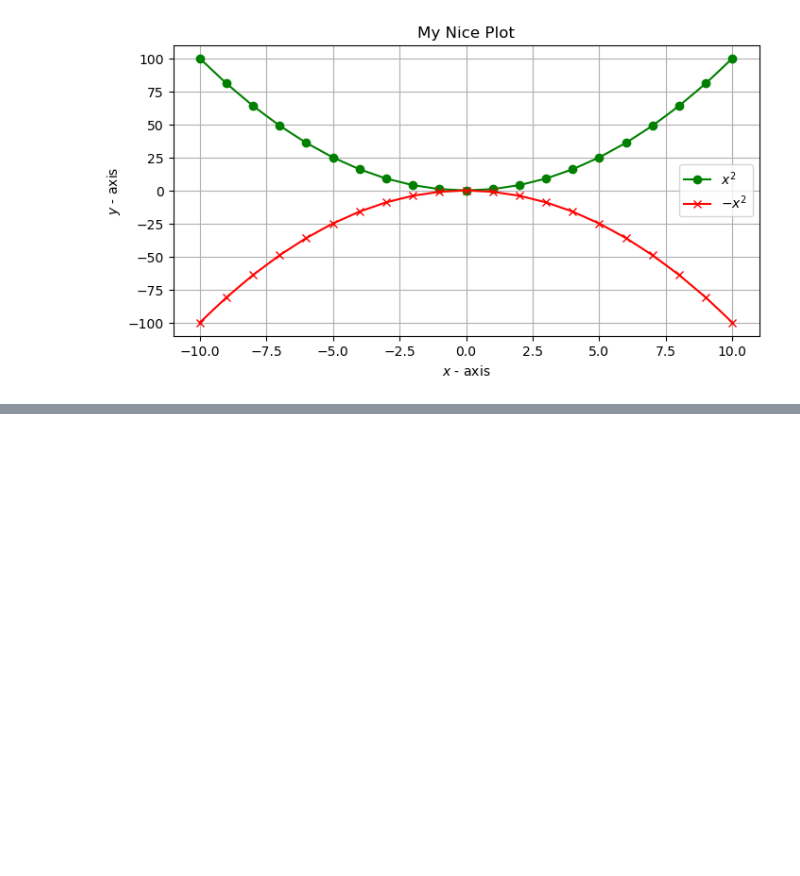
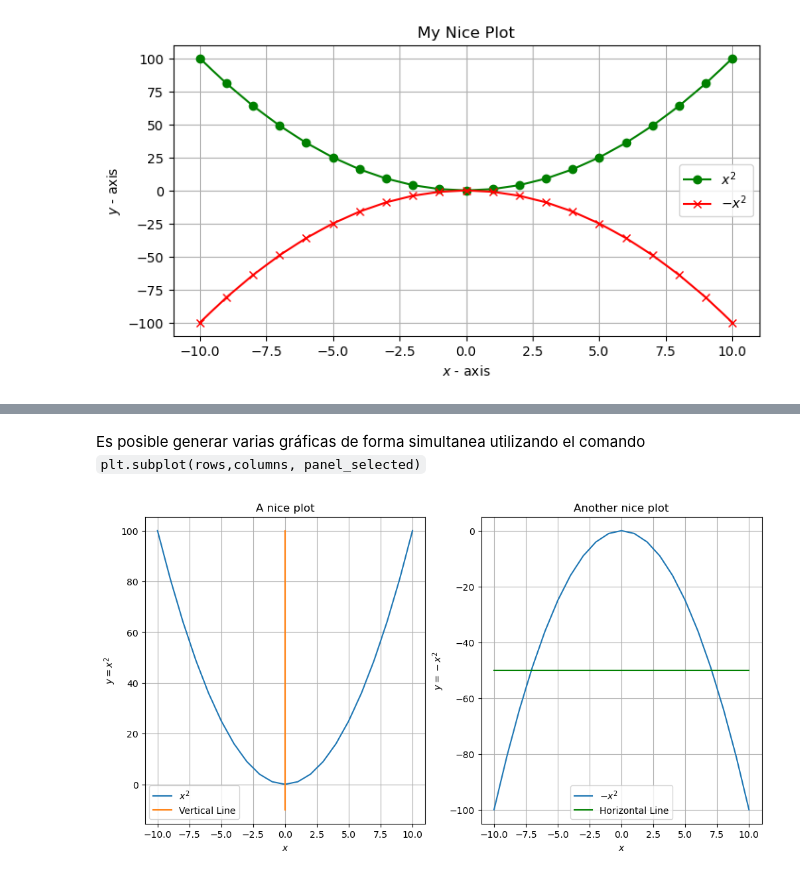
Before and after one commit to Jiliar/machine-learning-specialization, a Jupyter notebook: sessions/Session 8 Visualización de Datos.ipynb, the cells around one changed output, grey strips where cells are left out. Cells and saved outputs as stored; diff of their text form; code cells hidden in the pictures; blank space fills up the shorter version.

````diff
--- a/sessions/Session 8 Visualización de Datos.ipynb
+++ b/sessions/Session 8 Visualización de Datos.ipynb
@@ -40,0 +75,26 @@ plt.show()
+# %% [markdown]
+Es posible generar varias gráficas de forma simultanea utilizando el comando ```plt.subplot(rows,columns, panel_selected)```
+# %%
+plt.figure(figsize=(12, 6))
+
+plt.subplot(1, 2, 1)  # rows, columns, panel selected
+plt.plot(x, x ** 2)
+plt.plot([0, 0, 0], [-10, 0, 100])
+plt.legend(['$x^2$', 'Vertical Line'])
+plt.xlabel('$x$')
+plt.ylabel('$y=x^2$')
+plt.grid()
+plt.title('A nice plot')
+
+plt.subplot(1, 2, 2)  # rows, columns, panel selected
+plt.plot(x, -1 * (x ** 2))
+plt.plot([-10, 0, 10], [-50, -50, -50], color='green')
+plt.legend(['$-x^2$', 'Horizontal Line'])
+plt.xlabel('$x$')
+plt.ylabel('$y=-x^2$')
+plt.title('Another nice plot')
+plt.grid()
+
+plt.show()
+# %% [output]
+[figure, added]
````
Also changed, not shown: parts of 106 cells of this notebook, 1 other file.
